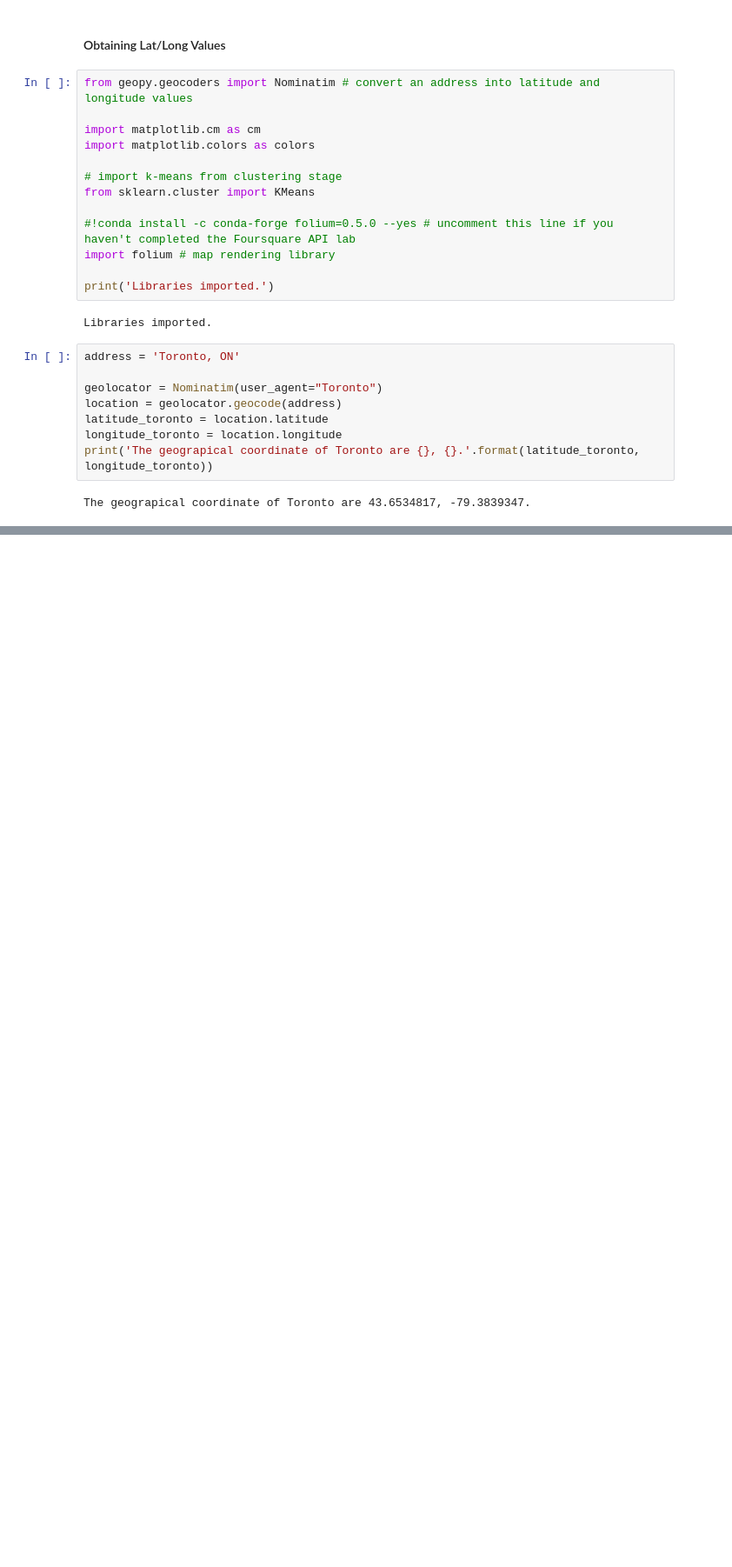
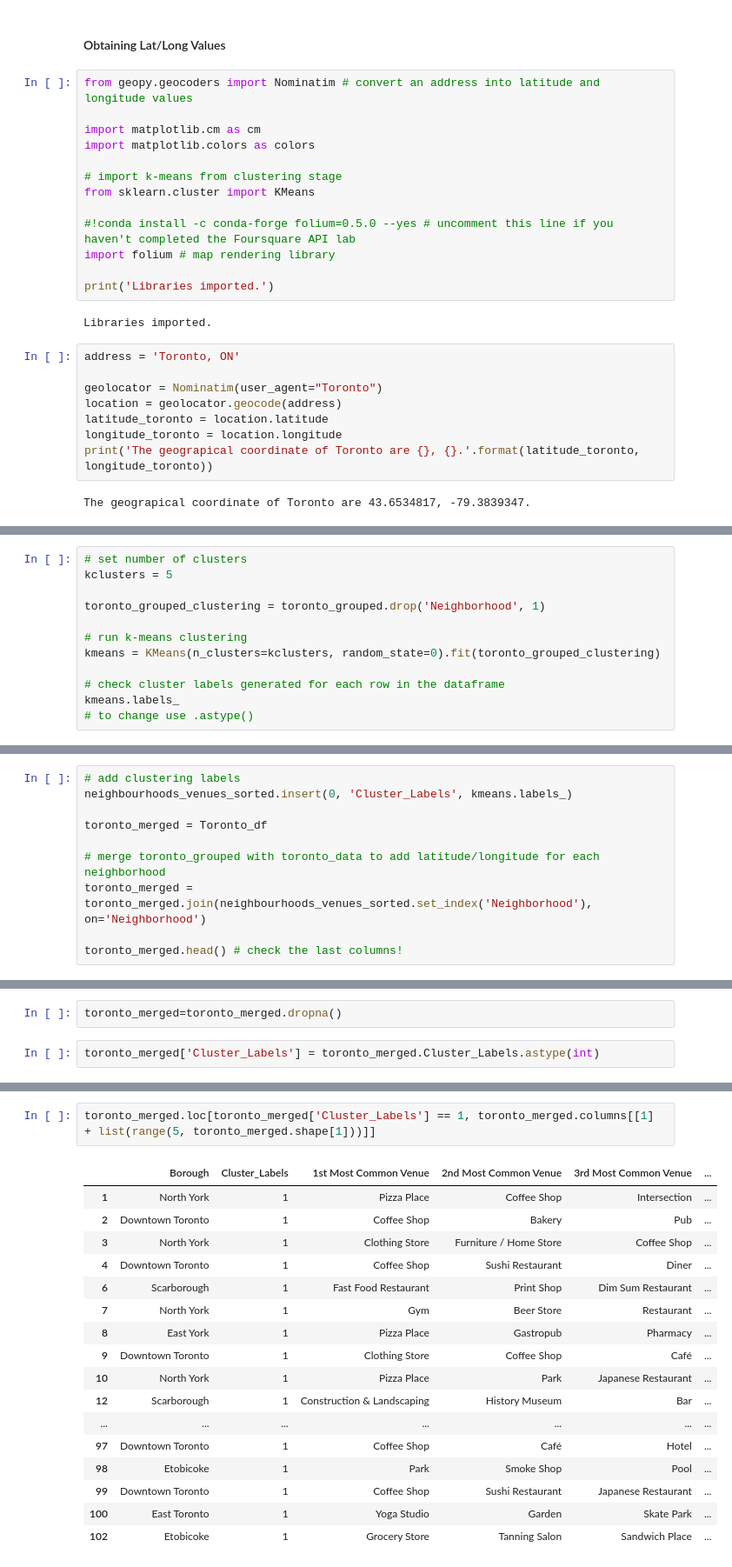
Before and after one commit to alloyou23/Coursera_Capstone, a Jupyter notebook: Coursera Capstone Notebook.ipynb, the cells around one changed output, grey strips where cells are left out. Shown at 87% size. Drawn from its saved outputs; the diff is of its cells as text; blank space fills up the shorter version.

Commit message:
Published from Watson Studio.

```diff
--- a/Coursera Capstone Notebook.ipynb
+++ b/Coursera Capstone Notebook.ipynb
@@ -234,0 +513,12 @@ map_toronto
+# %%
+# set number of clusters
+kclusters = 5
+
+toronto_grouped_clustering = toronto_grouped.drop('Neighborhood', 1)
+
+# run k-means clustering
+kmeans = KMeans(n_clusters=kclusters, random_state=0).fit(toronto_grouped_clustering)
+
+# check cluster labels generated for each row in the dataframe
+kmeans.labels_
+# to change use .astype()
@@ -234,0 +533,10 @@ map_toronto
+# %%
+# add clustering labels
+neighbourhoods_venues_sorted.insert(0, 'Cluster_Labels', kmeans.labels_)
+
+toronto_merged = Toronto_df
+
+# merge toronto_grouped with toronto_data to add latitude/longitude for each neighborhood
+toronto_merged = toronto_merged.join(neighbourhoods_venues_sorted.set_index('Neighborhood'), on='Neighborhood')
+
+toronto_merged.head() # check the last columns!
@@ -234,0 +552,4 @@ map_toronto
+# %%
+toronto_merged=toronto_merged.dropna()
+# %%
+toronto_merged['Cluster_Labels'] = toronto_merged.Cluster_Labels.astype(int)
@@ -234,0 +591,20 @@ map_toronto
+# %%
+toronto_merged.loc[toronto_merged['Cluster_Labels'] == 1, toronto_merged.columns[[1] + list(range(5, toronto_merged.shape[1]))]]
+# %% [output]
+|  | Borough | Cluster_Labels | 1st Most Common Venue | 2nd Most Common Venue | 3rd Most Common Venue | ... |
+| 1 | North York | 1 | Pizza Place | Coffee Shop | Intersection | ... |
+| 2 | Downtown Toronto | 1 | Coffee Shop | Bakery | Pub | ... |
+| 3 | North York | 1 | Clothing Store | Furniture / Home Store | Coffee Shop | ... |
+| 4 | Downtown Toronto | 1 | Coffee Shop | Sushi Restaurant | Diner | ... |
+| 6 | Scarborough | 1 | Fast Food Restaurant | Print Shop | Dim Sum Restaurant | ... |
+| 7 | North York | 1 | Gym | Beer Store | Restaurant | ... |
+| 8 | East York | 1 | Pizza Place | Gastropub | Pharmacy | ... |
+| 9 | Downtown Toronto | 1 | Clothing Store | Coffee Shop | Café | ... |
+| 10 | North York | 1 | Pizza Place | Park | Japanese Restaurant | ... |
+| 12 | Scarborough | 1 | Construction & Landscaping | History Museum | Bar | ... |
+| ... | ... | ... | ... | ... | ... | ... |
+| 97 | Downtown Toronto | 1 | Coffee Shop | Café | Hotel | ... |
+| 98 | Etobicoke | 1 | Park | Smoke Shop | Pool | ... |
+| 99 | Downtown Toronto | 1 | Coffee Shop | Sushi Restaurant | Japanese Restaurant | ... |
+| 100 | East Toronto | 1 | Yoga Studio | Garden | Skate Park | ... |
+| 102 | Etobicoke | 1 | Grocery Store | Tanning Salon | Sandwich Place | ... |
```
Also changed, not shown: parts of 43 cells of this notebook.
